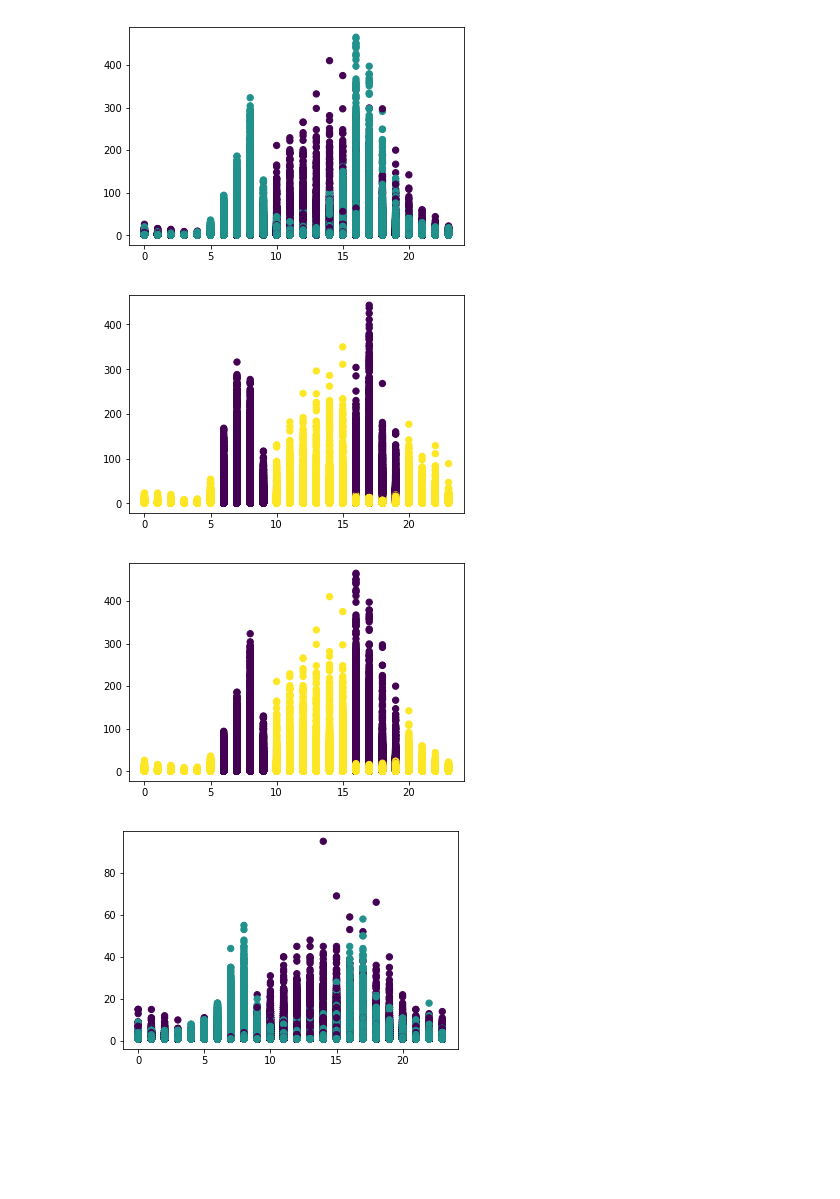
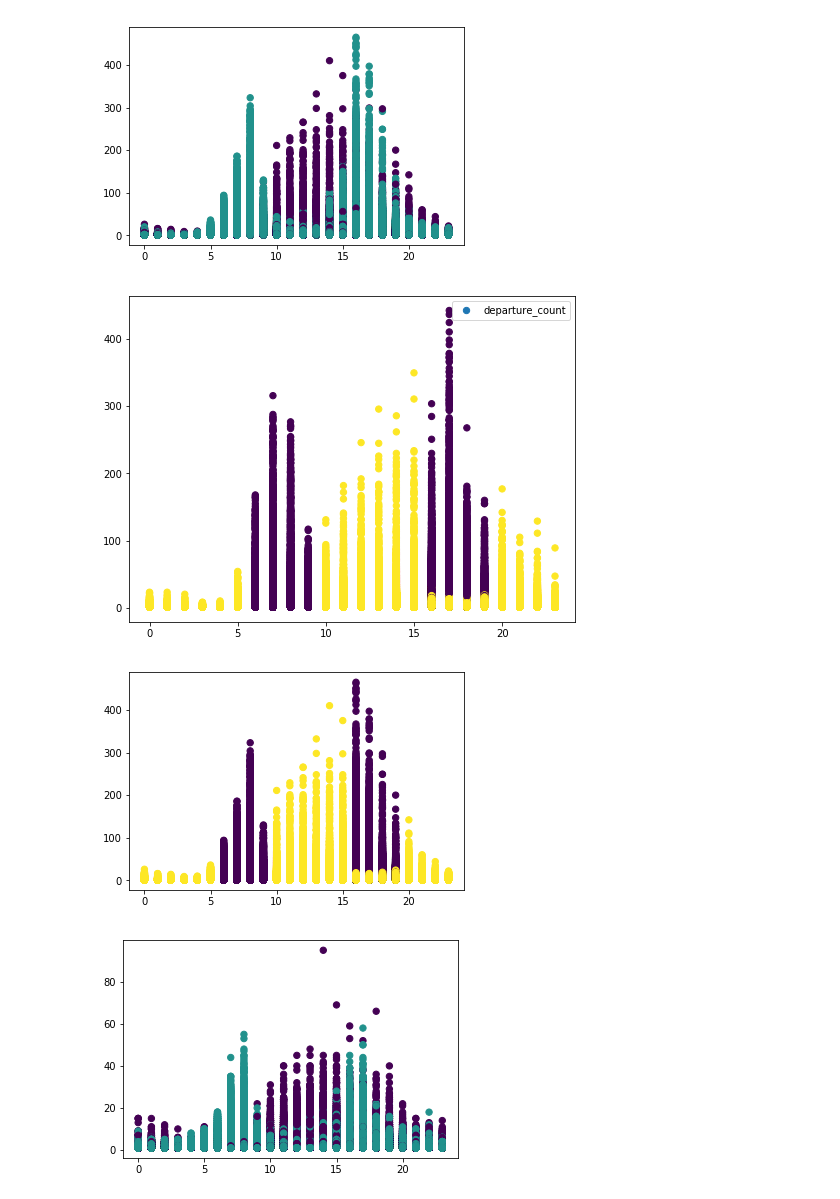
Before and after one commit to raubsaurier/psych_bikes, a Jupyter notebook: mixture_models.ipynb, the cells around one changed output. Cells and saved outputs as stored; diff of their text form; code cells hidden in the pictures; blank space fills up the shorter version.

```diff
--- a/mixture_models.ipynb
+++ b/mixture_models.ipynb
@@ -164,16 +171,21 @@ NameError: name 'plt' is not defined
 plt.scatter(totalData['hour'], totalData['arrival_count'], c=totalData['usertype'], s=40);
 # %% [output]
 [figure]
+# %%
+# plot 2 subgroups for departures
+plt.scatter(totalData['hour'], totalData['departure_count'], c=proba_lists, s=40);
+plt.legend()
+figure = plt.gcf() # get current figure
+figure.set_size_inches(8, 6)
+# when saving, specify the DPI
+plt.savefig("predicteddata_2classes.png", dpi = 1200)
+# %% [output]
+[figure, added]
 # %%
-# plot 2 subgoups
-plt.scatter(totalData['hour'], totalData['departure_count'], c=proba_lists, s=40);
+# plot 2 subgroups for arrivals as well
+plt.scatter(totalData['hour'], totalData['arrival_count'], c=proba_lists, s=40);
 # %% [output]
-[figure, old version]
+[figure, new version]
-# %%
-# plot 2 subgoups
-plt.scatter(totalData['hour'], totalData['arrival_count'], c=proba_lists, s=40);
-# %% [output]
-[figure, removed]
 # %%
 # plot the :
 plt.scatter(stationDiffData['hour'], stationDiffData['trip_counts'], c=stationDiffData['usertype'], s=40);
```
Also changed, not shown: parts of 4 cells of this notebook, 1 other file.
